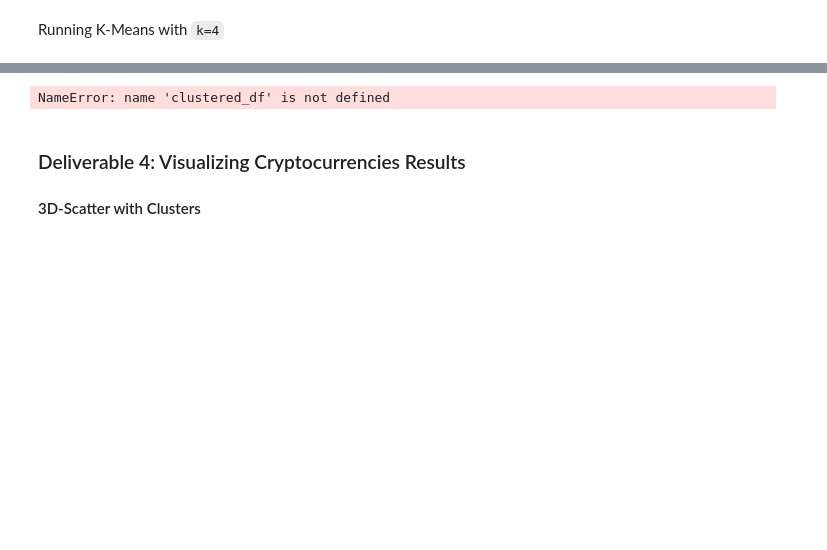
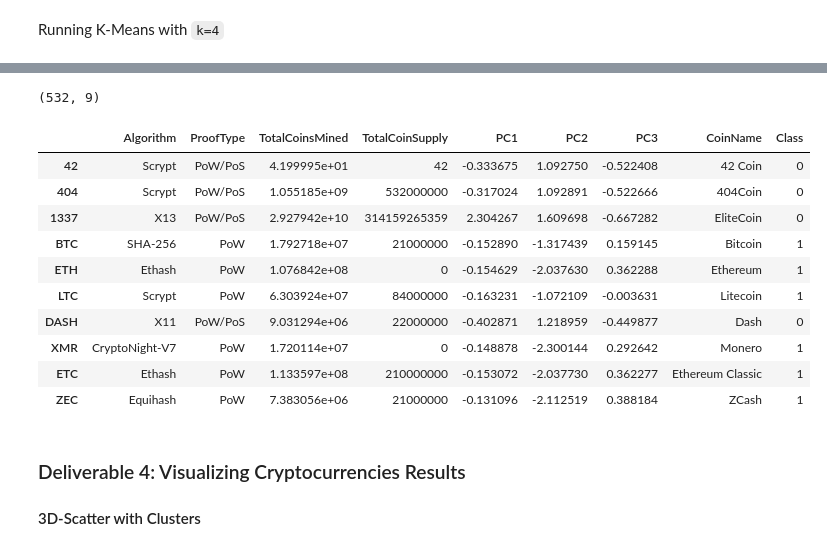
Before and after one commit to lgodleski/Cryptocurrencies, a Jupyter notebook: crypto_clustering.ipynb, the cells around one changed output, grey strips where cells are left out. Saved outputs shown, nothing was run; the diff lists cells and outputs as text; code cells hidden in the pictures; blank space fills up the shorter version.

```diff
--- a/crypto_clustering.ipynb
+++ b/crypto_clustering.ipynb
@@ -210,0 +208,14 @@ pcs_df
+# %%
+# Create an elbow curve to find the best value for K.
+# YOUR CODE HERE
+inertia = []
+k = list(range(1, 11))
+
+for i in k:
+    km = KMeans(n_clusters=i, random_state=0)
+    km.fit(pcs_df)
+    inertia.append(km.inertia_)
+
+elbow_data = {"k": k, "inertia": inertia}
+df_elbow = pd.DataFrame(elbow_data)
+df_elbow.hvplot.line(x="k", y="inertia", title="Elbow Curve", xticks=k)
@@ -213,9 +226,13 @@ Running K-Means with `k=4`
 # %%
 # Initialize the K-Means model.
 # YOUR CODE HERE
+model = KMeans(n_clusters=4, random_state=5)
 
 # Fit the model
 # YOUR CODE HERE
+model.fit(pcs_df)
 
 # Predict clusters
 # YOUR CODE HERE
+predictions = model.predict(pcs_df)
+print(predictions)
@@ -222,19 +255,33 @@ Running K-Means with `k=4`
 # %%
 # Create a new DataFrame including predicted clusters and cryptocurrencies features.
 # Concatentate the crypto_df and pcs_df DataFrames on the same columns.
 # YOUR CODE HERE
+clustered_df = crypto_df.join(pcs_df, how='inner')
 
 #  Add a new column, "CoinName" to the clustered_df DataFrame that holds the names of the cryptocurrencies.
 # YOUR CODE HERE
+clustered_df['CoinName'] = coin_name_df
 
 #  Add a new column, "Class" to the clustered_df DataFrame that holds the predictions.
 # YOUR CODE HERE
+clustered_df['Class'] = model.labels_
 
 # Print the shape of the clustered_df
 print(clustered_df.shape)
 clustered_df.head(10)
 # %% [output]
-NameError: name 'clustered_df' is not defined
+(532, 9)
+|  | Algorithm | ProofType | TotalCoinsMined | TotalCoinSupply | PC1 | PC2 | PC3 | CoinName | Class |
+| 42 | Scrypt | PoW/PoS | 4.199995e+01 | 42 | -0.333675 | 1.092750 | -0.522408 | 42 Coin | 0 |
+| 404 | Scrypt | PoW/PoS | 1.055185e+09 | 532000000 | -0.317024 | 1.092891 | -0.522666 | 404Coin | 0 |
+| 1337 | X13 | PoW/PoS | 2.927942e+10 | 314159265359 | 2.304267 | 1.609698 | -0.667282 | EliteCoin | 0 |
+| BTC | SHA-256 | PoW | 1.792718e+07 | 21000000 | -0.152890 | -1.317439 | 0.159145 | Bitcoin | 1 |
+| ETH | Ethash | PoW | 1.076842e+08 | 0 | -0.154629 | -2.037630 | 0.362288 | Ethereum | 1 |
+| LTC | Scrypt | PoW | 6.303924e+07 | 84000000 | -0.163231 | -1.072109 | -0.003631 | Litecoin | 1 |
+| DASH | X11 | PoW/PoS | 9.031294e+06 | 22000000 | -0.402871 | 1.218959 | -0.449877 | Dash | 0 |
+| XMR | CryptoNight-V7 | PoW | 1.720114e+07 | 0 | -0.148878 | -2.300144 | 0.292642 | Monero | 1 |
+| ETC | Ethash | PoW | 1.133597e+08 | 210000000 | -0.153072 | -2.037730 | 0.362277 | Ethereum Classic | 1 |
+| ZEC | Equihash | PoW | 7.383056e+06 | 21000000 | -0.131096 | -2.112519 | 0.388184 | ZCash | 1 |
 # %% [markdown]
 ### Deliverable 4: Visualizing Cryptocurrencies Results
 
```
Also changed, not shown: parts of 3 cells of this notebook.
